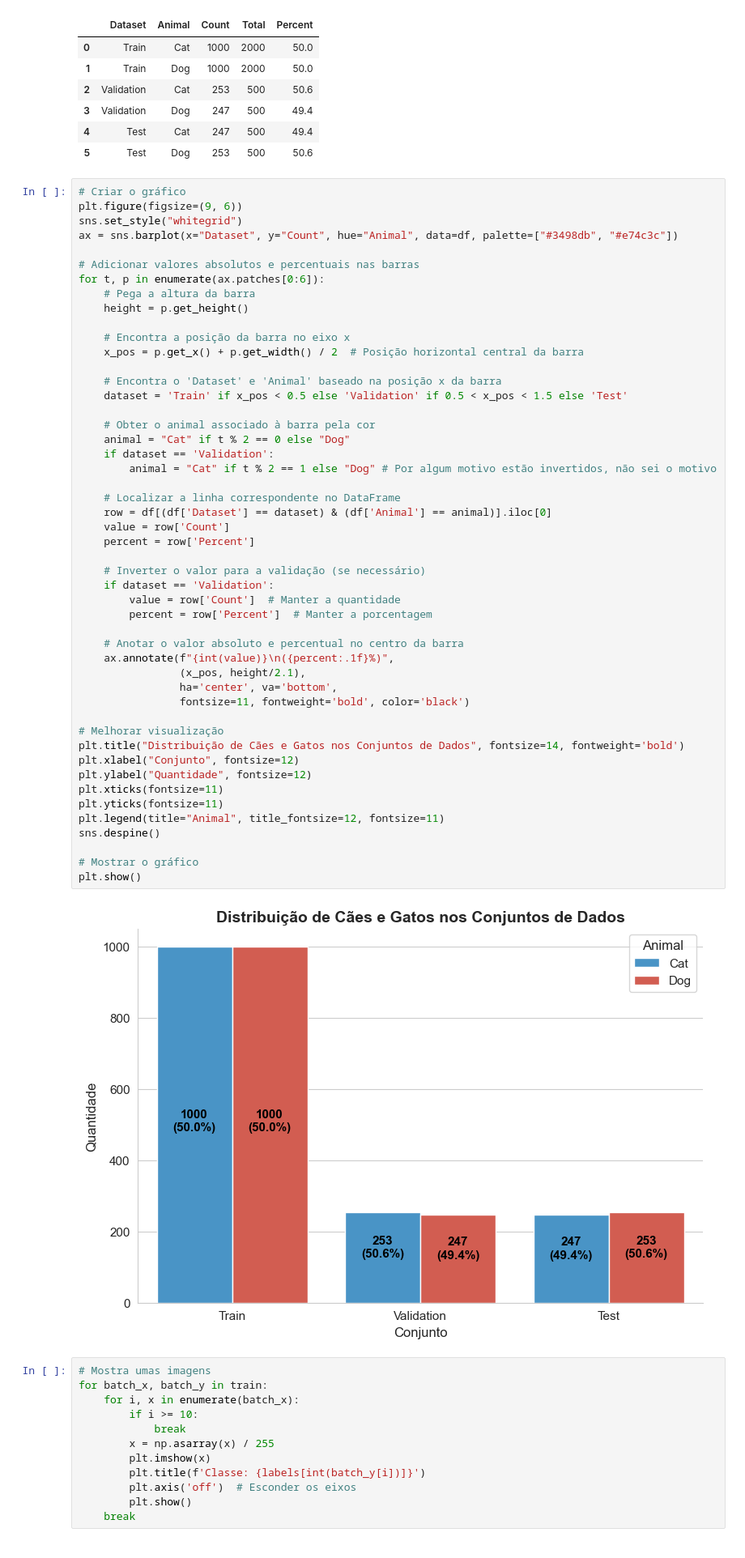
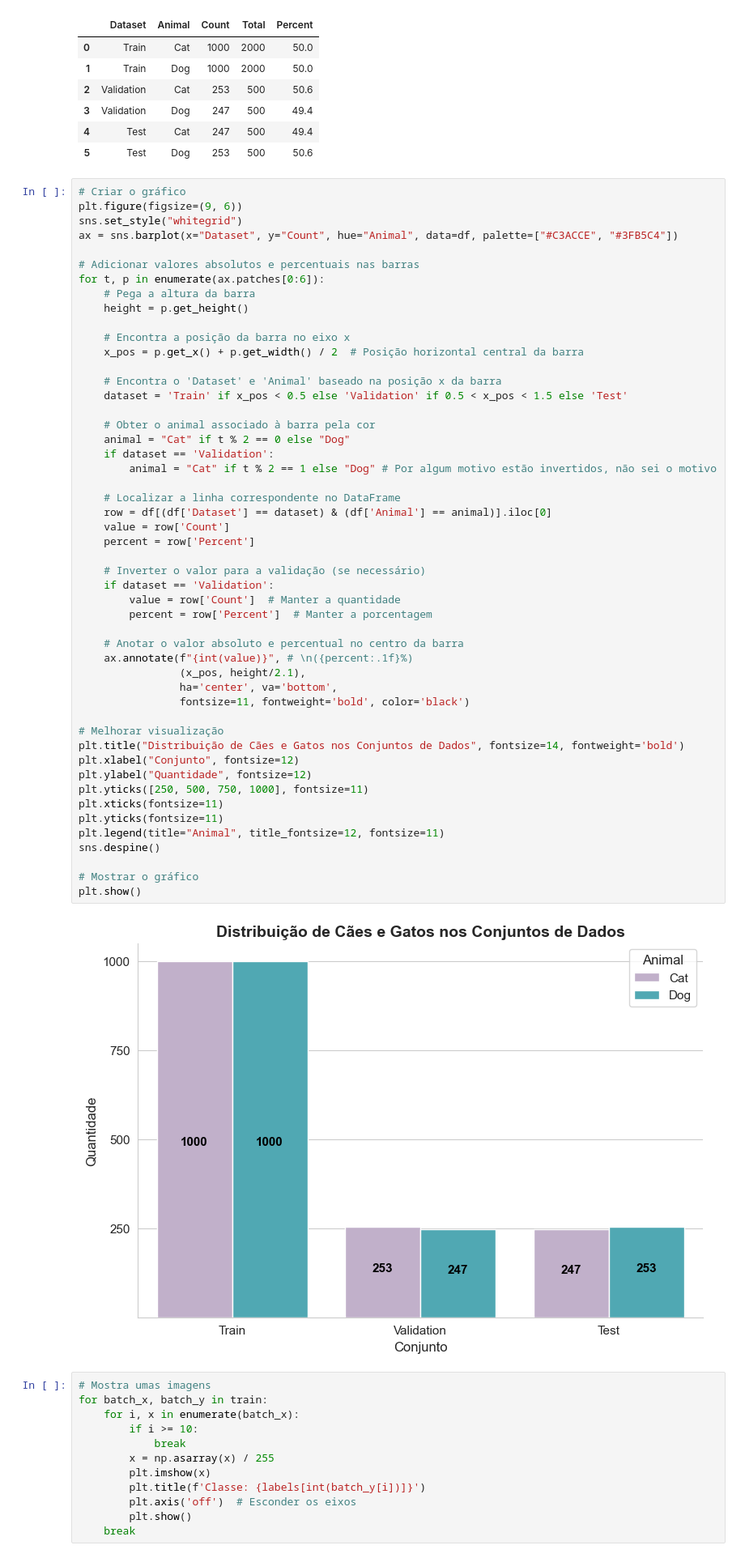
Before and after one commit to Kinpau/APVC_Projeto, a Jupyter notebook: APVC-Desafio2/notebooks/D2Parte1.ipynb, the cells around one changed output. Shown at 81% size. Cells and saved outputs as stored; diff of their text form.

```diff
--- a/APVC-Desafio2/notebooks/D2Parte1.ipynb
+++ b/APVC-Desafio2/notebooks/D2Parte1.ipynb
@@ -195,7 +195,7 @@ df
 # Criar o gráfico
 plt.figure(figsize=(9, 6))
 sns.set_style("whitegrid")
-ax = sns.barplot(x="Dataset", y="Count", hue="Animal", data=df, palette=["#3498db", "#e74c3c"])
+ax = sns.barplot(x="Dataset", y="Count", hue="Animal", data=df, palette=["#C3ACCE", "#3FB5C4"])
 
 # Adicionar valores absolutos e percentuais nas barras
 for t, p in enumerate(ax.patches[0:6]):
@@ -213,35 +213,36 @@ for t, p in enumerate(ax.patches[0:6]):
     if dataset == 'Validation':
         animal = "Cat" if t % 2 == 1 else "Dog" # Por algum motivo estão invertidos, não sei o motivo
 
     # Localizar a linha correspondente no DataFrame
     row = df[(df['Dataset'] == dataset) & (df['Animal'] == animal)].iloc[0]
     value = row['Count']
     percent = row['Percent']
 
     # Inverter o valor para a validação (se necessário)
     if dataset == 'Validation':
         value = row['Count']  # Manter a quantidade
         percent = row['Percent']  # Manter a porcentagem
 
     # Anotar o valor absoluto e percentual no centro da barra
-    ax.annotate(f"{int(value)}\n({percent:.1f}%)",
+    ax.annotate(f"{int(value)}", # \n({percent:.1f}%)
                 (x_pos, height/2.1),
                 ha='center', va='bottom',
                 fontsize=11, fontweight='bold', color='black')
 
 # Melhorar visualização
 plt.title("Distribuição de Cães e Gatos nos Conjuntos de Dados", fontsize=14, fontweight='bold')
 plt.xlabel("Conjunto", fontsize=12)
 plt.ylabel("Quantidade", fontsize=12)
+plt.yticks([250, 500, 750, 1000], fontsize=11)
 plt.xticks(fontsize=11)
 plt.yticks(fontsize=11)
 plt.legend(title="Animal", title_fontsize=12, fontsize=11)
 sns.despine()
 
 # Mostrar o gráfico
 plt.show()
 # %% [output]
-[figure, old version]
+[figure, new version]
 # %%
 # Mostra umas imagens
 for batch_x, batch_y in train:
```
